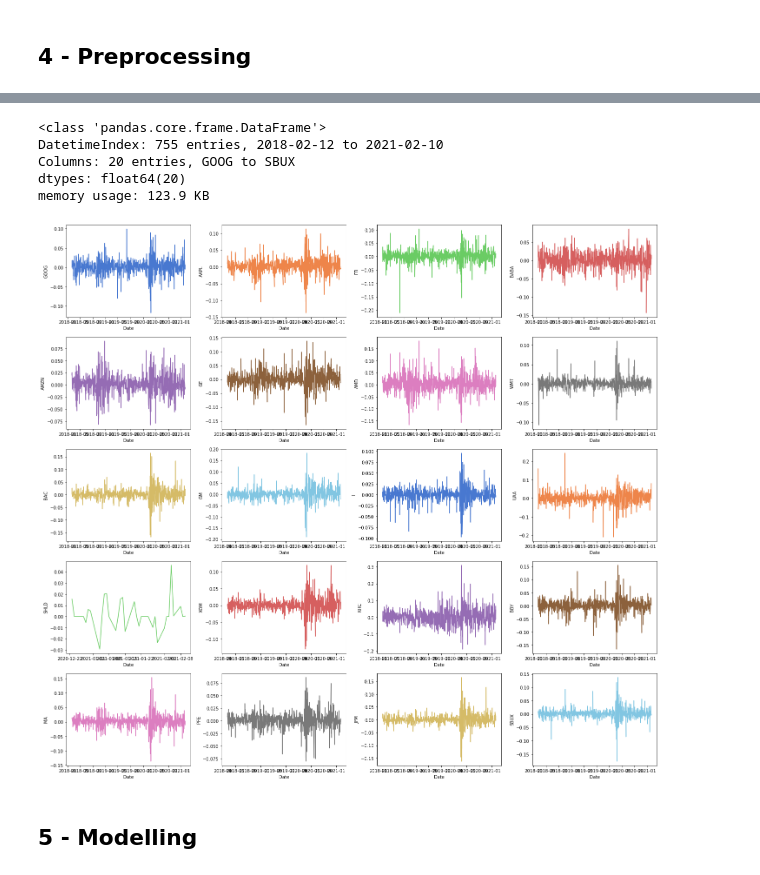
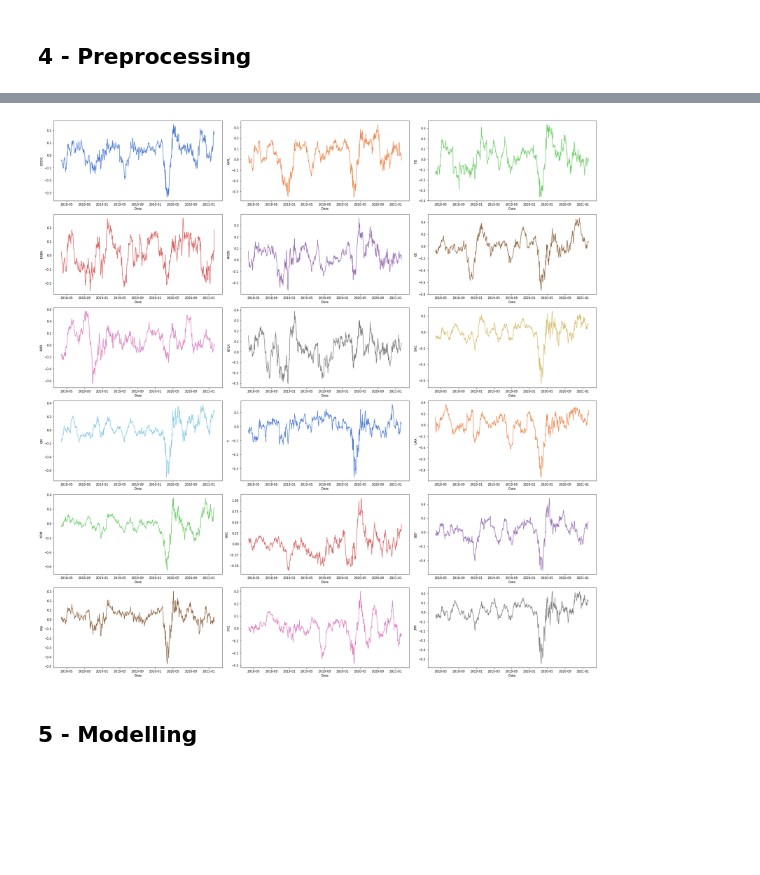
Before and after one commit to patohdzs/getting-them-stonks, a Jupyter notebook: stonks.ipynb, the cells around one changed output, grey strips where cells are left out. Cells and saved outputs as stored; diff of their text form; code cells hidden in the pictures; blank space fills up the shorter version.

```diff
--- a/stonks.ipynb
+++ b/stonks.ipynb
@@ -69,8 +72,8 @@ seed(1)
 First, we need to gather data on stock prices for a selection of assets. We focus our attention on [Russell 1000 Index](https://en.wikipedia.org/wiki/Russell_1000_Index) during the period Feb 2019 - Feb 2021.
 # %%
 # Specify asset symbols
-stocks = ['GOOG', 'AAPL', 'FB', 'BABA', 'AMZN', 'GE', 'AMD', 'WMT', 'BAC', 'GM',
-'T', 'UAA', 'SHLD', 'XOM', 'RRC', 'BBY', 'MA', 'PFE', 'JPM', 'SBUX']
+stocks = ['GOOG', 'AAPL', 'FB', 'BABA', 'AMZN', 'GE', 'AMD', 'NFLX', 'BAC', 'GM',
+          'T', 'UAA', 'XOM', 'RRC', 'BBY', 'MA', 'PFE', 'JPM']
 data = web.DataReader(stocks, 'yahoo', start='2018/02/10', end='2021/02/10')
 data.head()
 # %% [output]
@@ -107,9 +102,9 @@ data.head()
 # %%
-fig, axs = plt.subplots(5,4)
+fig, axs = plt.subplots(6,3)
 fig.set_size_inches(26, 26)
-for i in range(20):
+for i in range(len(stocks)):
     sns.lineplot(data=data.iloc[:, i].dropna(),
-                ax=axs[i//4, i % 4],
+                ax=axs[i//3, i % 3],
                 color=standard_palette[i])
 
 plt.tight_layout()
@@ -118,23 +113,16 @@ plt.tight_layout()
 # %%
-returns = (np.log(data)).diff()
-returns.info(verbose=False)
+returns = (np.log(data)).diff(30)
-# %% [output]
-<class 'pandas.core.frame.DataFrame'>
-DatetimeIndex: 755 entries, 2018-02-12 to 2021-02-10
-Columns: 20 entries, GOOG to SBUX
-dtypes: float64(20)
-memory usage: 123.9 KB
 # %%
-fig, axs = plt.subplots(5,4)
-fig.set_size_inches(20, 18)
-for i in range(20):
+fig, axs = plt.subplots(6,3)
+fig.set_size_inches(26, 26)
+for i in range(len(stocks)):
     sns.lineplot(data=returns.iloc[:, i].dropna(),
-                ax=axs[i//4, i % 4],
+                ax=axs[i//3, i % 3],
                 color=standard_palette[i])
 
 plt.tight_layout()
 # %% [output]
-[figure, old version]
+[figure, new version]
 # %%
 ex_returns = returns.mean()
 cov_returns = returns.cov()
```
Also changed, not shown: parts of 16 cells of this notebook.
